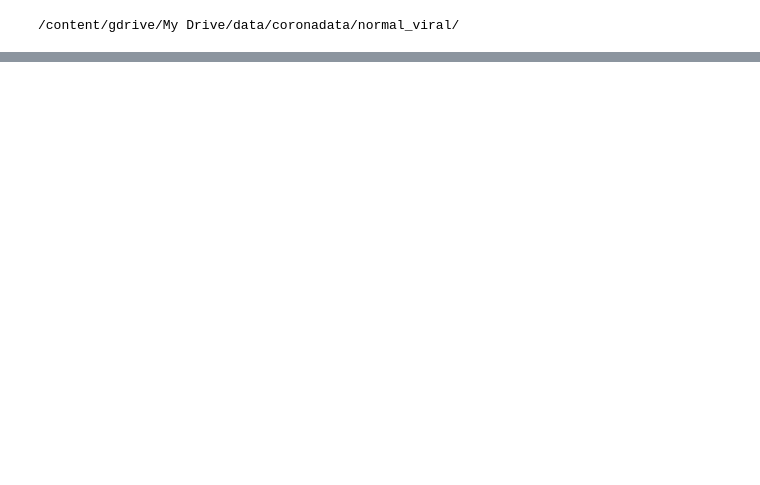
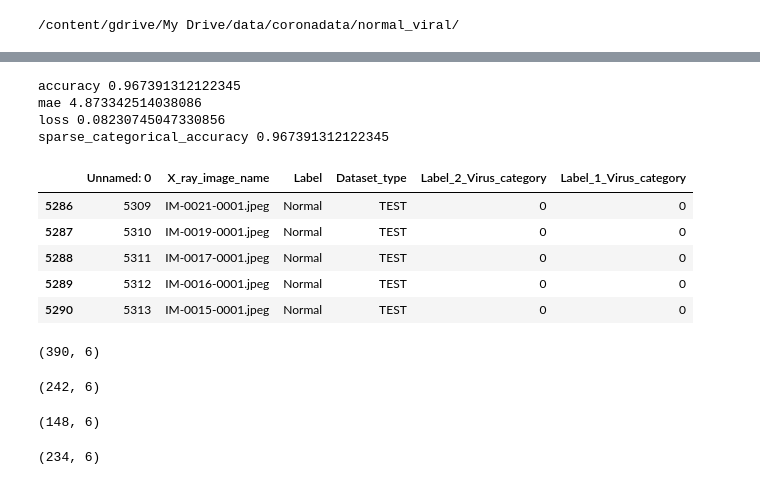
Before and after one commit to brianfarrelly/final_capstone, a Jupyter notebook: viral_pneumonia_xrays.ipynb, the cells around one changed output, grey strips where cells are left out. Saved outputs shown, nothing was run; the diff lists cells and outputs as text; code cells hidden in the pictures; blank space fills up the shorter version.

```diff
--- a/viral_pneumonia_xrays.ipynb
+++ b/viral_pneumonia_xrays.ipynb
@@ -310,0 +295,44 @@ Saved model to disk
+# %%
+print("accuracy", history.history['accuracy'][-1])
+print("mae", history.history['mae'][-1])
+print("loss", history.history['loss'][-1])
+print("sparse_categorical_accuracy", history.history['sparse_categorical_accuracy'][-1])
+# %% [output]
+accuracy 0.967391312122345
+mae 4.873342514038086
+loss 0.08230745047330856
+sparse_categorical_accuracy 0.967391312122345
+# %%
+PATH = '/content/gdrive/My Drive/data/corona/Chest_xray_Corona_Metadata.csv'
+meta = pd.read_csv(PATH)
+# %%
+test = meta[meta.Dataset_type == 'TEST']
+test = test.fillna(0)
+test.head()
+# %% [output]
+|  | Unnamed: 0 | X_ray_image_name | Label | Dataset_type | Label_2_Virus_category | Label_1_Virus_category |
+| 5286 | 5309 | IM-0021-0001.jpeg | Normal | TEST | 0 | 0 |
+| 5287 | 5310 | IM-0019-0001.jpeg | Normal | TEST | 0 | 0 |
+| 5288 | 5311 | IM-0017-0001.jpeg | Normal | TEST | 0 | 0 |
+| 5289 | 5312 | IM-0016-0001.jpeg | Normal | TEST | 0 | 0 |
+| 5290 | 5313 | IM-0015-0001.jpeg | Normal | TEST | 0 | 0 |
+# %%
+testpnem = test[test.Label =='Pnemonia']
+testpnem.shape
+# %% [output]
+(390, 6)
+# %%
+bac_testpnem = testpnem[testpnem.Label_1_Virus_category == 'bacteria']
+bac_testpnem.shape
+# %% [output]
+(242, 6)
+# %%
+viral_testpnem = testpnem[testpnem.Label_1_Virus_category == 'Virus']
+viral_testpnem.shape
+# %% [output]
+(148, 6)
+# %%
+testnorm = test[test.Label == 'Normal']
+testnorm.shape
+# %% [output]
+(234, 6)
```
Also changed, not shown: parts of 48 cells of this notebook.
